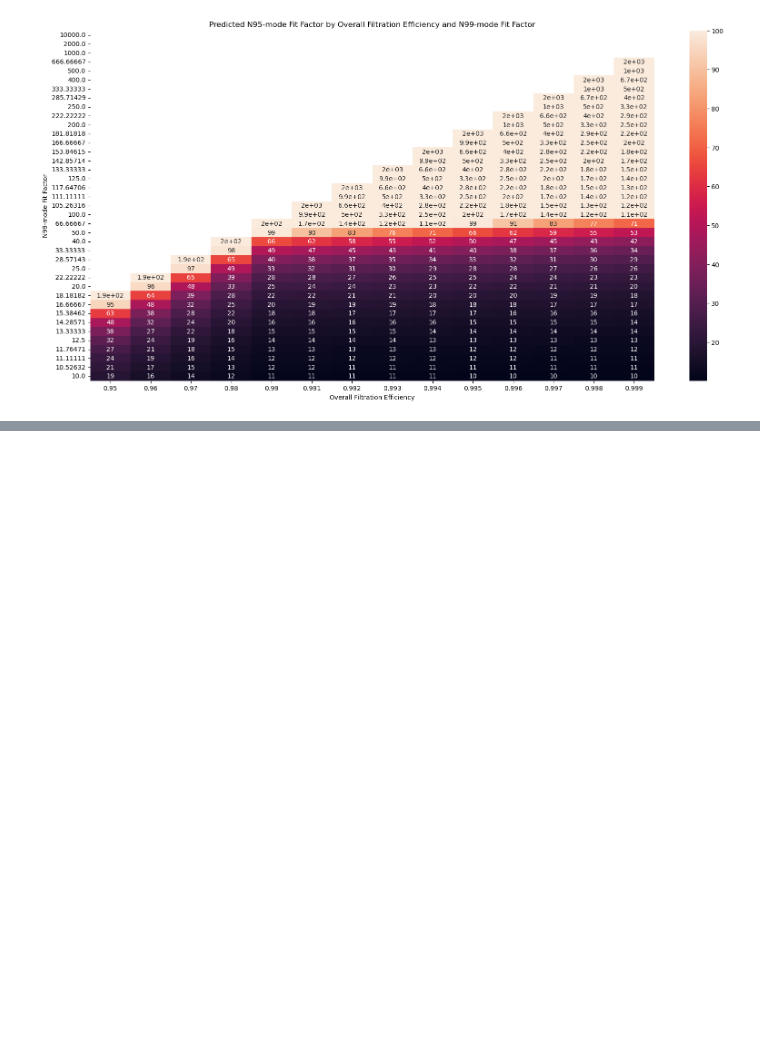
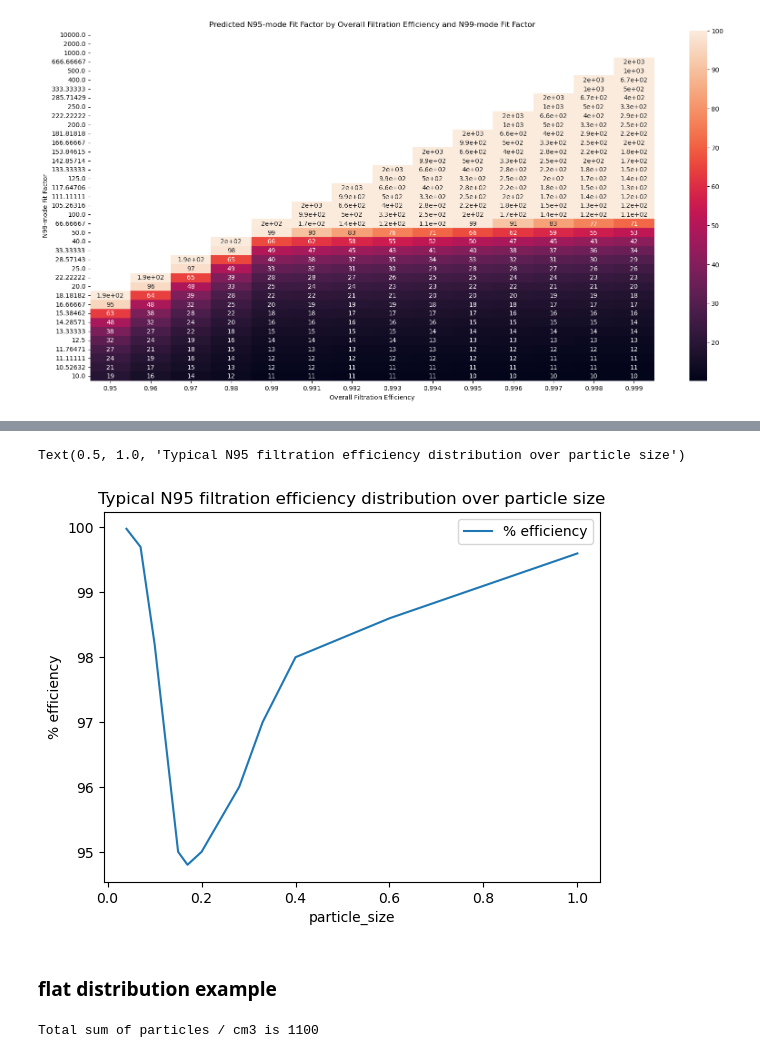
Before and after one commit to Edderic/breathesafe, a Jupyter notebook: python/mask-recommender/notebooks/inferring-n95-mode-fit-factors.ipynb, the cells around one changed output, grey strips where cells are left out. Cells and saved outputs as stored; diff of their text form; code cells hidden in the pictures; blank space fills up the shorter version.

Commit message:
added example of what overall filtration efficiency is

```diff
--- a/python/mask-recommender/notebooks/inferring-n95-mode-fit-factors.ipynb
+++ b/python/mask-recommender/notebooks/inferring-n95-mode-fit-factors.ipynb
@@ -494,0 +454,5 @@ Text(0.5, 1.0, 'Predicted N95-mode Fit Factor by Overall Filtration Efficiency a
+# %%
+example_filtration_eff_distribution_over_particle_size = pd.DataFrame({
+    'particle_size': [0.04, 0.07, 0.1, 0.15, 0.17, 0.2, 0.28, 0.33, 0.4, 0.6, 1.0],
+    '% efficiency': [99.98, 99.7, 98.2, 95, 94.8, 95, 96, 97, 98, 98.6, 99.6]
+}).set_index('particle_size')
@@ -494,0 +475,10 @@ Text(0.5, 1.0, 'Predicted N95-mode Fit Factor by Overall Filtration Efficiency a
+# %%
+fig, ax = plt.subplots(1,1)
+example_filtration_eff_distribution_over_particle_size.plot(ax=ax)
+ax.set_ylabel('% efficiency')
+ax.set_title("Typical N95 filtration efficiency distribution over particle size")
+# %% [output]
+Text(0.5, 1.0, 'Typical N95 filtration efficiency distribution over particle size')
+[figure, added]
+# %% [markdown]
+### flat distribution example
@@ -494,0 +489,4 @@ Text(0.5, 1.0, 'Predicted N95-mode Fit Factor by Overall Filtration Efficiency a
+# %%
+print(f"Total sum of particles / cm3 is {flat_distribution['c_ambient'].sum()}")
+# %% [output]
+Total sum of particles / cm3 is 1100
```
Also changed, not shown: parts of 25 cells of this notebook.
